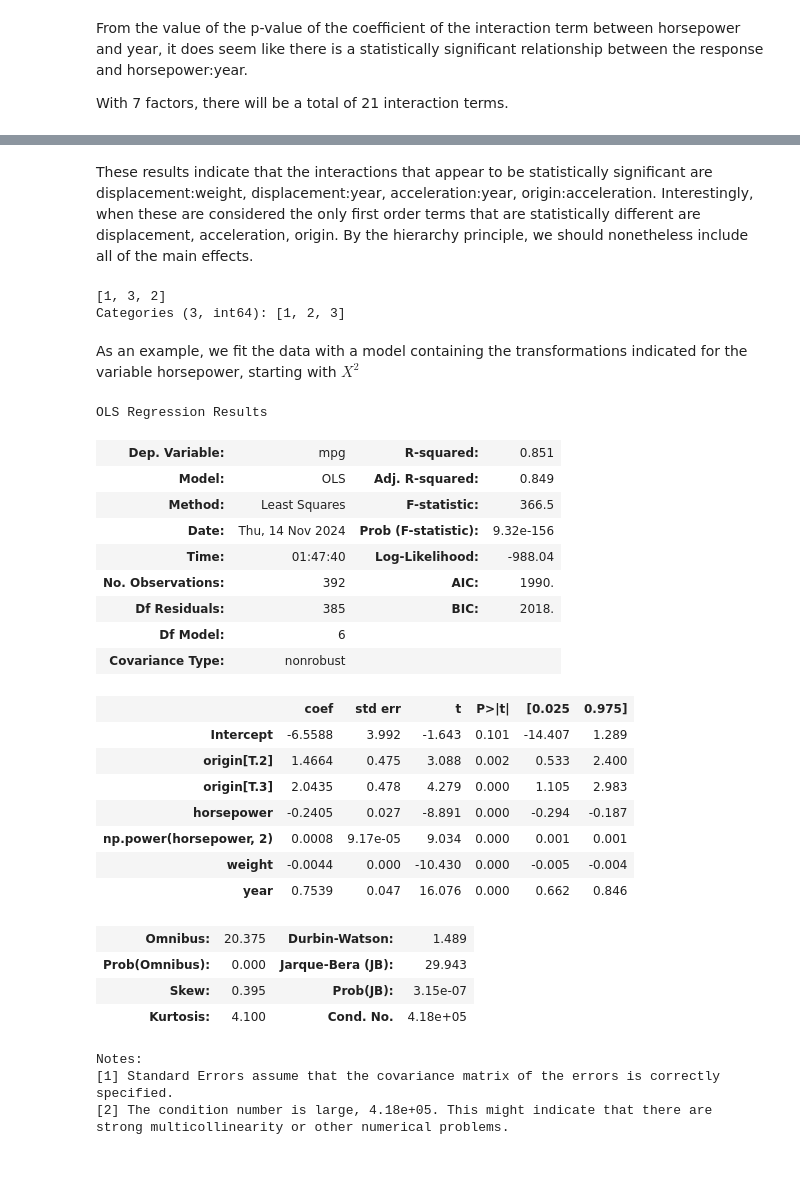
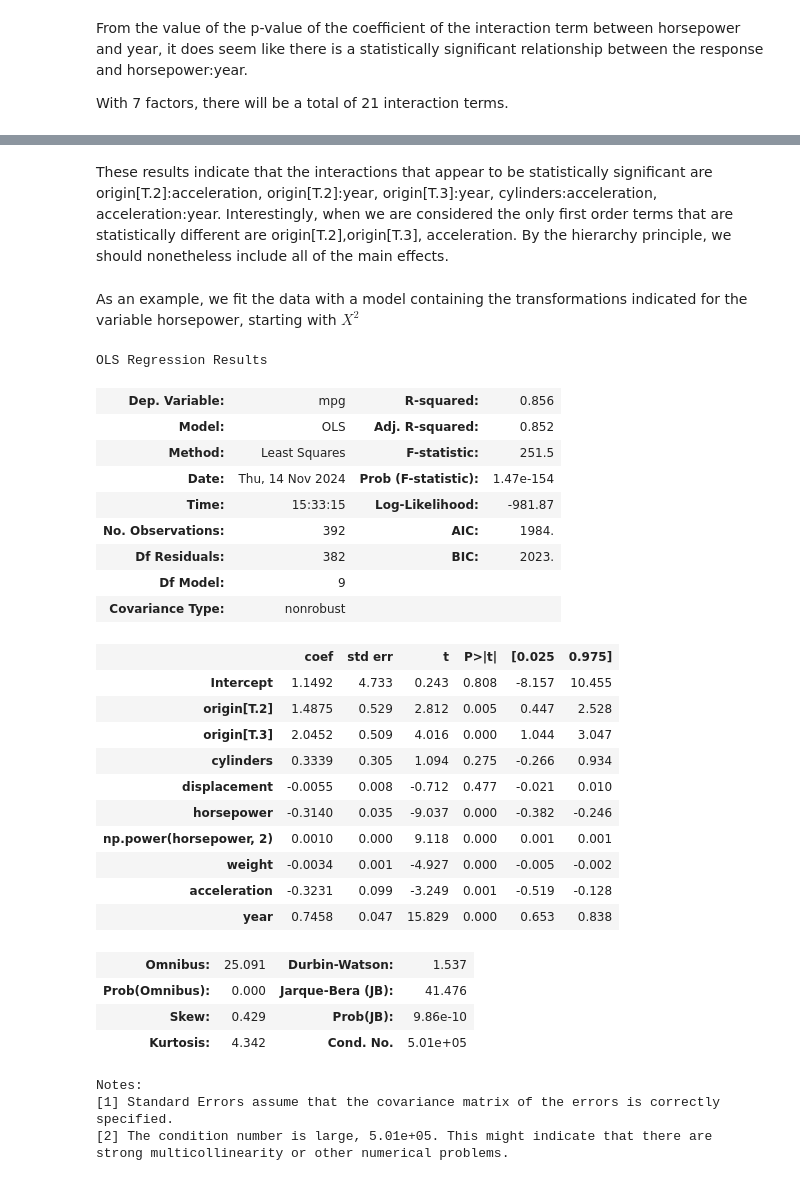
Before and after one commit to MaxBiber/statistics, a Jupyter notebook: auto_notebook.ipynb, the cells around one changed output, grey strips where cells are left out. Cells and saved outputs as stored; diff of their text form; code cells hidden in the pictures.

Commit message:
transoformation of variables

```diff
--- a/auto_notebook.ipynb
+++ b/auto_notebook.ipynb
@@ -727,43 +727,42 @@ Notes:
 [2] The condition number is large, 3.74e+08. This might indicate that there are
 strong multicollinearity or other numerical problems.
 # %% [markdown]
-These results indicate that the interactions that appear to be statistically significant are  displacement:weight, displacement:year, acceleration:year, origin:acceleration. Interestingly, when these are considered the only first order terms that are statistically different are displacement, acceleration, origin. By the hierarchy principle, we should nonetheless include all of the main effects.
+These results indicate that the interactions that appear to be statistically significant are origin[T.2]:acceleration, origin[T.2]:year, origin[T.3]:year, cylinders:acceleration, acceleration:year. Interestingly, when we are considered the only first order terms that are statistically different are origin[T.2],origin[T.3], acceleration. By the hierarchy principle, we should nonetheless include all of the main effects.
-# %%
-auto_mpg["origin"].unique()
-# %% [output]
-[1, 3, 2]
-Categories (3, int64): [1, 2, 3]
 # %% [markdown]
 As an example, we fit the data with a model containing the transformations indicated for the variable horsepower, starting with $X^2$
 # %%
-reg = smf.ols('mpg ~ horsepower + np.power(horsepower,2) + weight + year + origin', auto_mpg).fit()
+reg = smf.ols('mpg ~ cylinders + displacement + horsepower + np.power(horsepower, 2) + weight + acceleration \
+                            + year + origin', auto_mpg).fit()
 reg.summary()
 # %% [output]
 OLS Regression Results
-| Dep. Variable: | mpg | R-squared: | 0.851 |
-| Model: | OLS | Adj. R-squared: | 0.849 |
-| Method: | Least Squares | F-statistic: | 366.5 |
-| Date: | Thu, 14 Nov 2024 | Prob (F-statistic): | 9.32e-156 |
-| Time: | 01:47:40 | Log-Likelihood: | -988.04 |
-| No. Observations: | 392 | AIC: | 1990. |
-| Df Residuals: | 385 | BIC: | 2018. |
-| Df Model: | 6 |  |  |
+| Dep. Variable: | mpg | R-squared: | 0.856 |
+| Model: | OLS | Adj. R-squared: | 0.852 |
+| Method: | Least Squares | F-statistic: | 251.5 |
+| Date: | Thu, 14 Nov 2024 | Prob (F-statistic): | 1.47e-154 |
+| Time: | 15:33:15 | Log-Likelihood: | -981.87 |
+| No. Observations: | 392 | AIC: | 1984. |
+| Df Residuals: | 382 | BIC: | 2023. |
+| Df Model: | 9 |  |  |
 | Covariance Type: | nonrobust |  |  |
 |  | coef | std err | t | P>|t| | [0.025 | 0.975] |
-| Intercept | -6.5588 | 3.992 | -1.643 | 0.101 | -14.407 | 1.289 |
-| origin[T.2] | 1.4664 | 0.475 | 3.088 | 0.002 | 0.533 | 2.400 |
-| origin[T.3] | 2.0435 | 0.478 | 4.279 | 0.000 | 1.105 | 2.983 |
-| horsepower | -0.2405 | 0.027 | -8.891 | 0.000 | -0.294 | -0.187 |
-| np.power(horsepower, 2) | 0.0008 | 9.17e-05 | 9.034 | 0.000 | 0.001 | 0.001 |
-| weight | -0.0044 | 0.000 | -10.430 | 0.000 | -0.005 | -0.004 |
-| year | 0.7539 | 0.047 | 16.076 | 0.000 | 0.662 | 0.846 |
+| Intercept | 1.1492 | 4.733 | 0.243 | 0.808 | -8.157 | 10.455 |
+| origin[T.2] | 1.4875 | 0.529 | 2.812 | 0.005 | 0.447 | 2.528 |
+| origin[T.3] | 2.0452 | 0.509 | 4.016 | 0.000 | 1.044 | 3.047 |
+| cylinders | 0.3339 | 0.305 | 1.094 | 0.275 | -0.266 | 0.934 |
+| displacement | -0.0055 | 0.008 | -0.712 | 0.477 | -0.021 | 0.010 |
+| horsepower | -0.3140 | 0.035 | -9.037 | 0.000 | -0.382 | -0.246 |
+| np.power(horsepower, 2) | 0.0010 | 0.000 | 9.118 | 0.000 | 0.001 | 0.001 |
+| weight | -0.0034 | 0.001 | -4.927 | 0.000 | -0.005 | -0.002 |
+| acceleration | -0.3231 | 0.099 | -3.249 | 0.001 | -0.519 | -0.128 |
+| year | 0.7458 | 0.047 | 15.829 | 0.000 | 0.653 | 0.838 |
-| Omnibus: | 20.375 | Durbin-Watson: | 1.489 |
-| Prob(Omnibus): | 0.000 | Jarque-Bera (JB): | 29.943 |
-| Skew: | 0.395 | Prob(JB): | 3.15e-07 |
-| Kurtosis: | 4.100 | Cond. No. | 4.18e+05 |
+| Omnibus: | 25.091 | Durbin-Watson: | 1.537 |
+| Prob(Omnibus): | 0.000 | Jarque-Bera (JB): | 41.476 |
+| Skew: | 0.429 | Prob(JB): | 9.86e-10 |
+| Kurtosis: | 4.342 | Cond. No. | 5.01e+05 |
 Notes:
 [1] Standard Errors assume that the covariance matrix of the errors is correctly specified.
-[2] The condition number is large, 4.18e+05. This might indicate that there are
+[2] The condition number is large, 5.01e+05. This might indicate that there are
 strong multicollinearity or other numerical problems.
 # %%
 fig = plt.figure()
```
Also changed, not shown: parts of 15 cells of this notebook.
